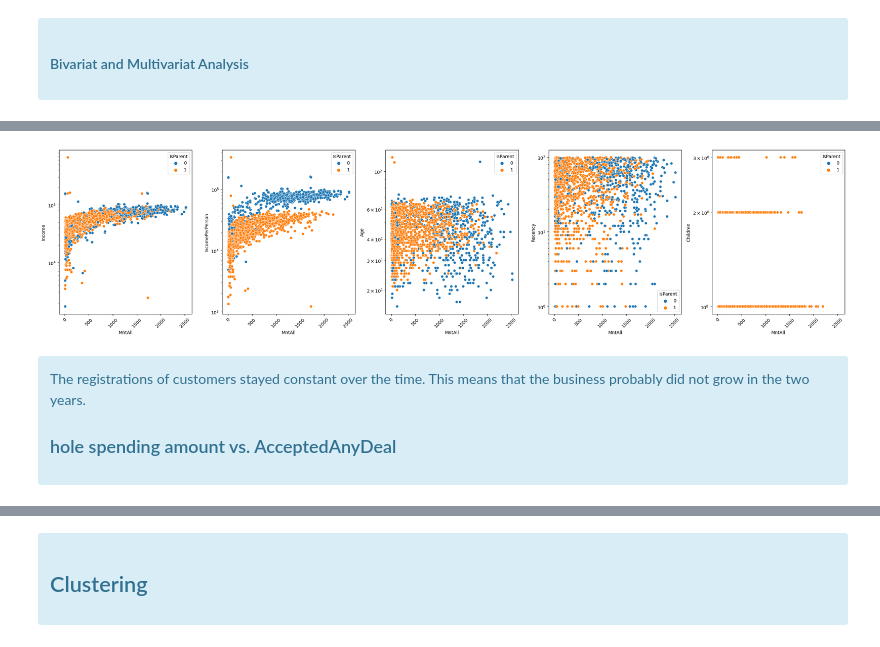
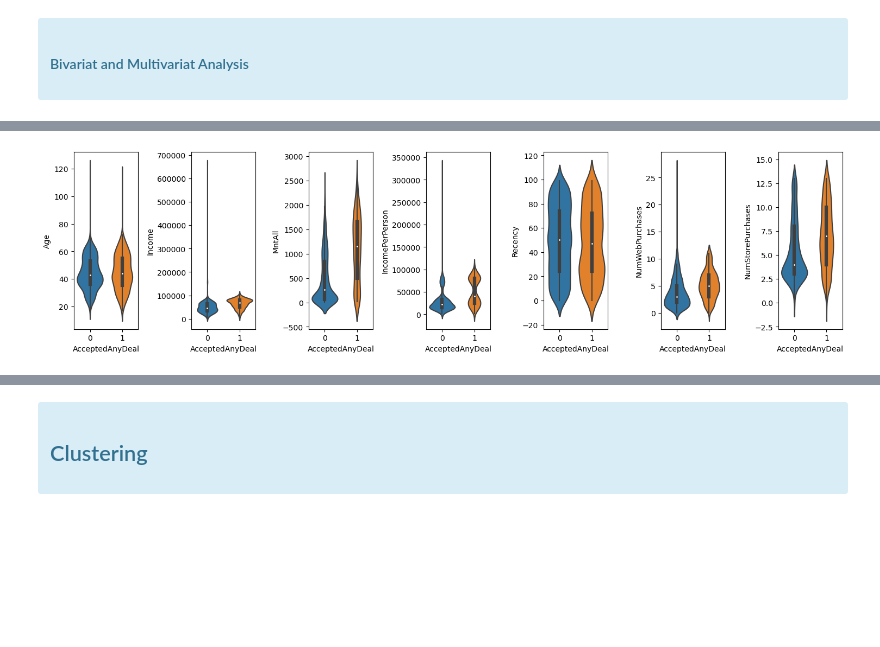
Before and after one commit to Tomson909/Customer-Personality-Analysis, a Jupyter notebook: main.ipynb, the cells around one changed output, grey strips where cells are left out. Cells and saved outputs as stored; diff of their text form; code cells hidden in the pictures; blank space fills up the shorter version.

```diff
--- a/main.ipynb
+++ b/main.ipynb
@@ -266,9 +261,21 @@ Kidhome and Teenhome:
 </div>
 # %%
 num_cols = ['Age', 'Income', 'MntAll', 'IncomePerPerson', 'Recency']
-fig, ax = plt.subplots(1, len(num_cols), figsize=(25, 6))
+fig, ax = plt.subplots(1, len(num_cols), figsize=(15, 6))
+
+def median_25_75(x):
+    return x.median(), x.quantile(0.25), x.quantile(0.75)
+
 for col in enumerate(num_cols):
     sns.histplot(data=data, x=col[1], ax=ax[col[0]], kde=True)
+    median, q25, q75 = median_25_75(data[col[1]])
+    ax[col[0]].axvline(median, color='r', linestyle='--', label='median')
+    ax[col[0]].axvline(q25, color='g', linestyle='--', label='25%')
+    ax[col[0]].axvline(q75, color='g', linestyle='--', label='75%')
     ax[col[0]].tick_params(axis='x', rotation=45)
+    ax[col[0]].legend()
+
+ax[1].set_xlim(0, 200000)
+plt.tight_layout()
 plt.show()
 # %% [output]
@@ -277,12 +284,19 @@ plt.show()
 num_cols_mnt = ['MntWines', 'MntFruits',
        'MntMeatProducts', 'MntFishProducts', 'MntSweetProducts',
        'MntGoldProds','MntAll']
-fig, ax = plt.subplots(1, len(num_cols_mnt), figsize=(25, 6))
+
+def median_25_75(x):
+    return x.median(), x.quantile(0.25), x.quantile(0.75)
+
+fig, ax = plt.subplots(1, len(num_cols_mnt), figsize=(15, 6))
 for col in enumerate(num_cols_mnt):
     sns.histplot(data=data, x=col[1], ax=ax[col[0]], kde=True)
+    ax[col[0]].axvline(median, color='r', linestyle='--', label='median')
+    ax[col[0]].axvline(q25, color='g', linestyle='--', label='25%')
+    ax[col[0]].axvline(q75, color='g', linestyle='--', label='75%')
     ax[col[0]].tick_params(axis='x', rotation=45)
-    # logarithmic
-    ax[col[0]].set_yscale('log')
+    ax[col[0]].legend()
+
 plt.tight_layout()
 plt.show()
 # %% [output]
@@ -295,20 +337,13 @@ plt.show()
 # %%
-num_cols_mnt_x = 'MntAll'
-num_cols_mnt_y = ['Income', 'IncomePerPerson', 'Age', 'Recency']
-hue = 'IsParent'
-fig, ax = plt.subplots(1, len(num_cols_mnt_y), figsize=(25, 6))
-for col in enumerate(num_cols_mnt_y):
-    sns.scatterplot(data=data, x=num_cols_mnt_x,y = col[1], ax=ax[col[0]] ,hue=hue)
-    ax[col[0]].tick_params(axis='x', rotation=45)
-    # logarithmic
-    ax[col[0]].set_yscale('log')
+# ### hole spending amount vs. AcceptedAnyDeal in a violinplot
+num_cols = ['Age', 'Income', 'MntAll', 'IncomePerPerson', 'Recency', 'NumWebPurchases','NumStorePurchases']
+accepted_deal = 'AcceptedAnyDeal'
+
+fig, ax = plt.subplots(1, len(num_cols), figsize=(15, 4))
+for col in enumerate(num_cols):
+    sns.violinplot(data=data, x=accepted_deal,y=col[1], ax=ax[col[0]])
+
 plt.tight_layout()
 plt.show()
 # %% [output]
-[figure, old version]
+[figure, new version]
-# %% [markdown]
-<div class="alert alert-block alert-info">
-The registrations of customers stayed constant over the time. This means that the business probably did not grow in the two years.
-
-### hole spending amount vs. AcceptedAnyDeal
-</div>
```
Also changed, not shown: parts of 16 cells of this notebook.
